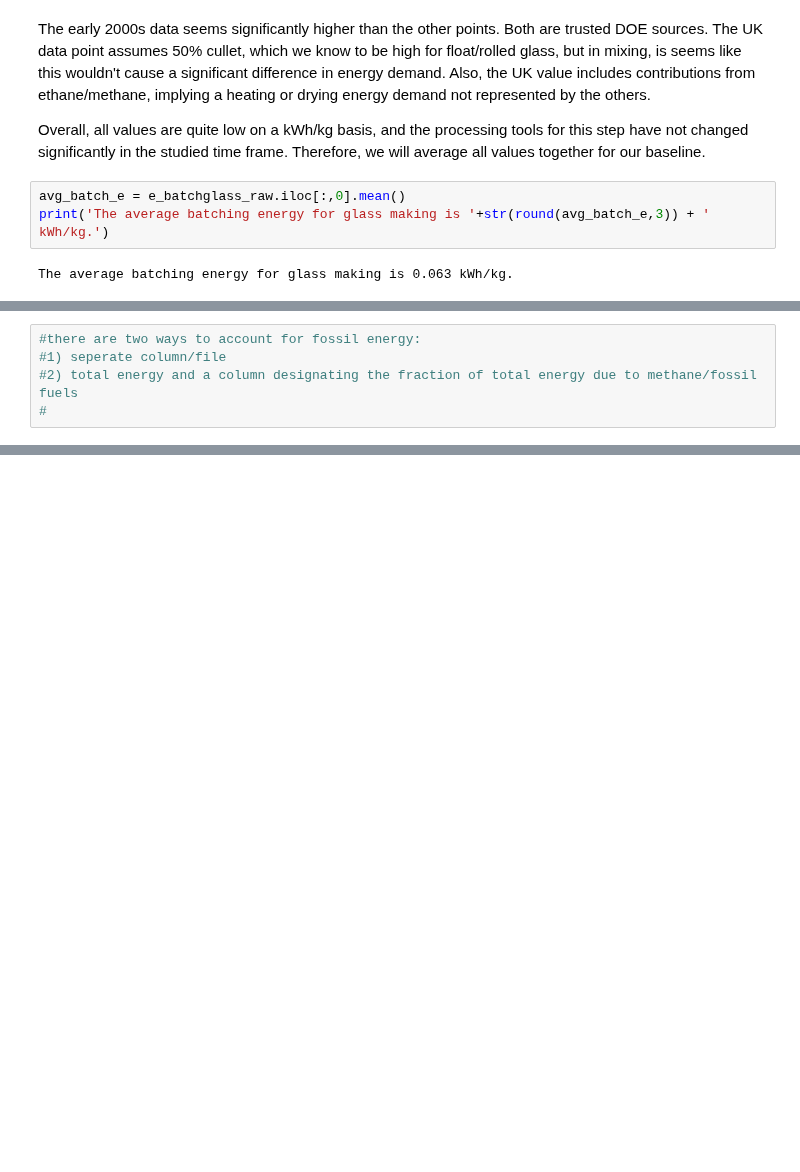
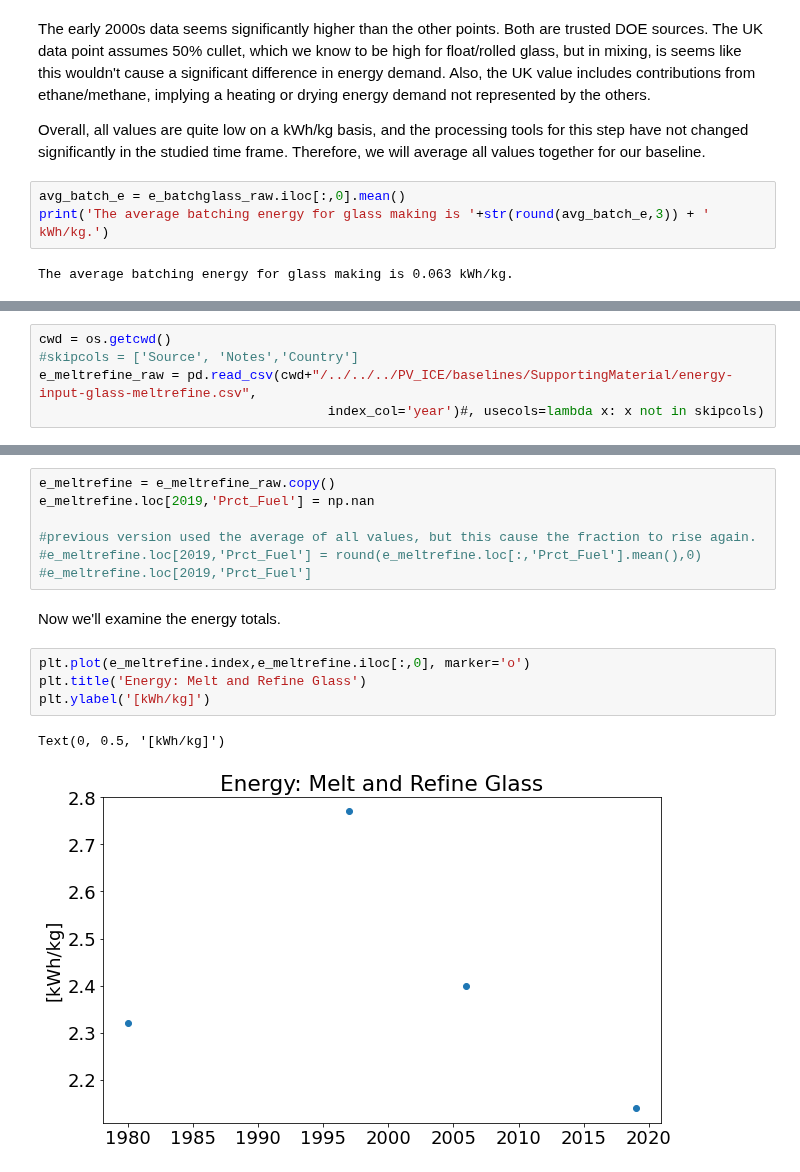
Before and after one commit to NREL/PV_ICE, a Jupyter notebook: docs/tutorials/baseline development documentation/(baseline development) Energy Glass Batch Prep - Post Forming.ipynb, the cells around one changed output, grey strips where cells are left out. Drawn from its saved outputs; the diff is of its cells as text; blank space fills up the shorter version.

Commit message:
Energy for Glass
continued with melt and refine and forming energy for flat glass. Two files output from calculations.

```diff
--- a/docs/tutorials/baseline development documentation/(baseline development) Energy Glass Batch Prep - Post Forming.ipynb
+++ b/docs/tutorials/baseline development documentation/(baseline development) Energy Glass Batch Prep - Post Forming.ipynb
@@ -53,5 +53,5 @@ The next step in glass manufacturing is the melting of the glass. This is sepera
 # %%
-#there are two ways to account for fossil energy:
-#1) seperate column/file
-#2) total energy and a column designating the fraction of total energy due to methane/fossil fuels
-#
+cwd = os.getcwd()
+#skipcols = ['Source', 'Notes','Country']
+e_meltrefine_raw = pd.read_csv(cwd+"/../../../PV_ICE/baselines/SupportingMaterial/energy-input-glass-meltrefine.csv",
+                                     index_col='year')#, usecols=lambda x: x not in skipcols)
@@ -57,0 +73,16 @@ The next step in glass manufacturing is the melting of the glass. This is sepera
+# %%
+e_meltrefine = e_meltrefine_raw.copy()
+e_meltrefine.loc[2019,'Prct_Fuel'] = np.nan
+
+#previous version used the average of all values, but this cause the fraction to rise again.
+#e_meltrefine.loc[2019,'Prct_Fuel'] = round(e_meltrefine.loc[:,'Prct_Fuel'].mean(),0)
+#e_meltrefine.loc[2019,'Prct_Fuel']
+# %% [markdown]
+Now we'll examine the energy totals.
+# %%
+plt.plot(e_meltrefine.index,e_meltrefine.iloc[:,0], marker='o')
+plt.title('Energy: Melt and Refine Glass')
+plt.ylabel('[kWh/kg]')
+# %% [output]
+Text(0, 0.5, '[kWh/kg]')
+[figure, added]
```
Also changed, not shown: parts of 18 cells of this notebook, 4 other files.
